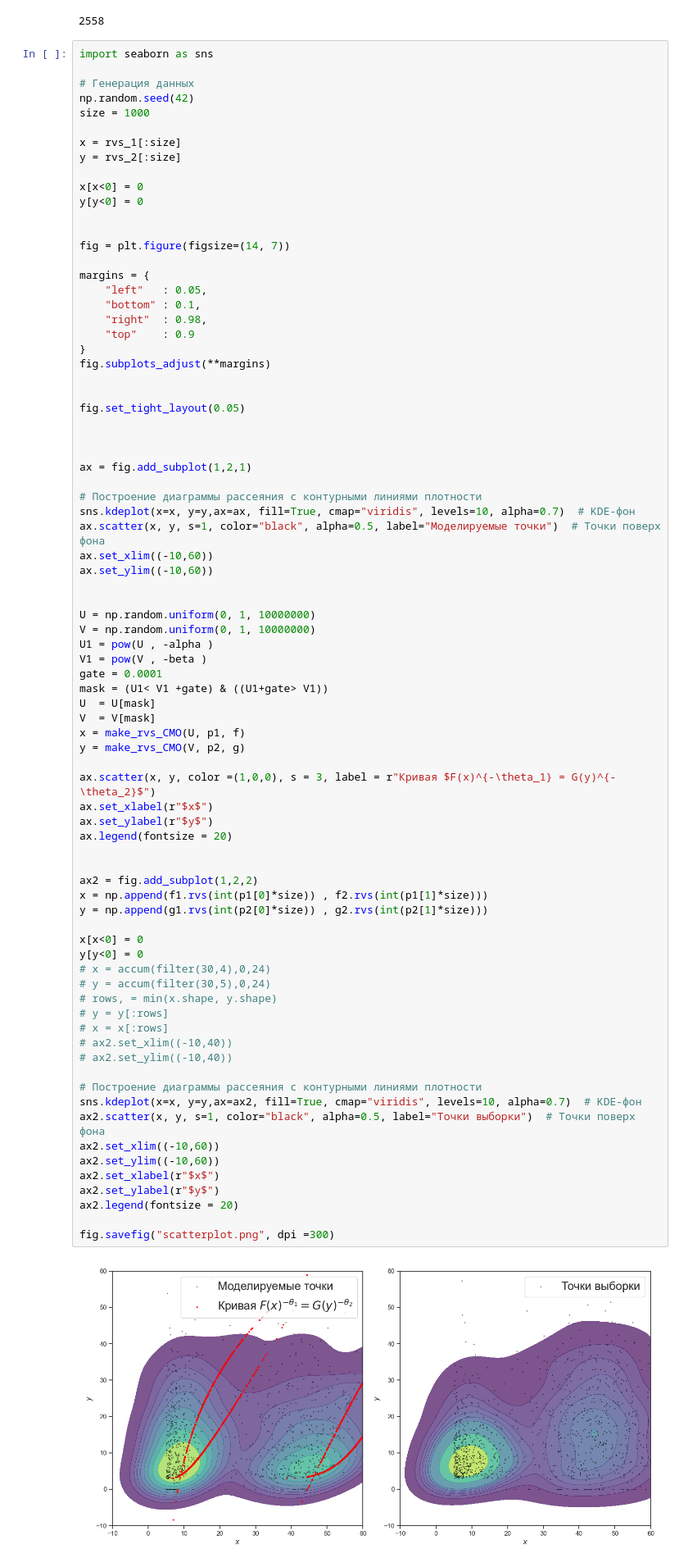
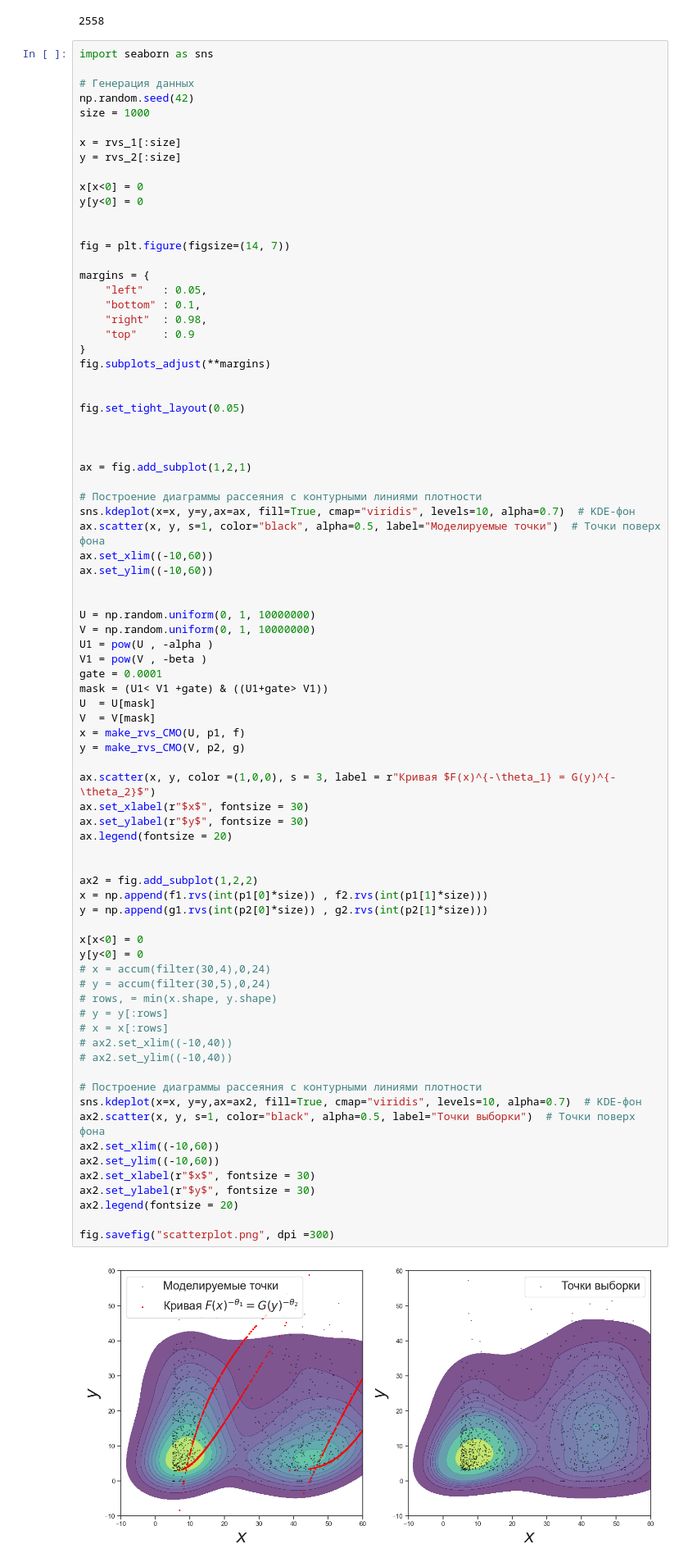
Before and after one commit to TimofeyTis/UBPS2024, a Jupyter notebook: otchet_2sem.ipynb, the cells around one changed output. Shown at 82% size. Cells and saved outputs as stored; diff of their text form.

```diff
--- a/otchet_2sem.ipynb
+++ b/otchet_2sem.ipynb
@@ -513,38 +513,38 @@ V  = V[mask]
 x = make_rvs_CMO(U, p1, f)
 y = make_rvs_CMO(V, p2, g)
 
 ax.scatter(x, y, color =(1,0,0), s = 3, label = r"Кривая $F(x)^{-\theta_1} = G(y)^{-\theta_2}$")
-ax.set_xlabel(r"$x$")
-ax.set_ylabel(r"$y$")
+ax.set_xlabel(r"$x$", fontsize = 30)
+ax.set_ylabel(r"$y$", fontsize = 30)
 ax.legend(fontsize = 20)
 
 
 ax2 = fig.add_subplot(1,2,2)
 x = np.append(f1.rvs(int(p1[0]*size)) , f2.rvs(int(p1[1]*size)))
 y = np.append(g1.rvs(int(p2[0]*size)) , g2.rvs(int(p2[1]*size)))
 
 x[x<0] = 0
 y[y<0] = 0
 # x = accum(filter(30,4),0,24)
 # y = accum(filter(30,5),0,24)
 # rows, = min(x.shape, y.shape)
 # y = y[:rows]
 # x = x[:rows]
 # ax2.set_xlim((-10,40))
 # ax2.set_ylim((-10,40))
 
 # Построение диаграммы рассеяния с контурными линиями плотности
 sns.kdeplot(x=x, y=y,ax=ax2, fill=True, cmap="viridis", levels=10, alpha=0.7)  # KDE-фон
 ax2.scatter(x, y, s=1, color="black", alpha=0.5, label="Точки выборки")  # Точки поверх фона
 ax2.set_xlim((-10,60))
 ax2.set_ylim((-10,60))
-ax2.set_xlabel(r"$x$")
-ax2.set_ylabel(r"$y$")
+ax2.set_xlabel(r"$x$", fontsize = 30)
+ax2.set_ylabel(r"$y$", fontsize = 30)
 ax2.legend(fontsize = 20)
 
 fig.savefig("scatterplot.png", dpi =300)
 # %% [output]
-[figure, old version]
+[figure, new version]
 # %%
 
 fig = plt.figure(figsize=(16, 8))
```
Also changed, not shown: parts of 8 cells of this notebook, 4 other files.
